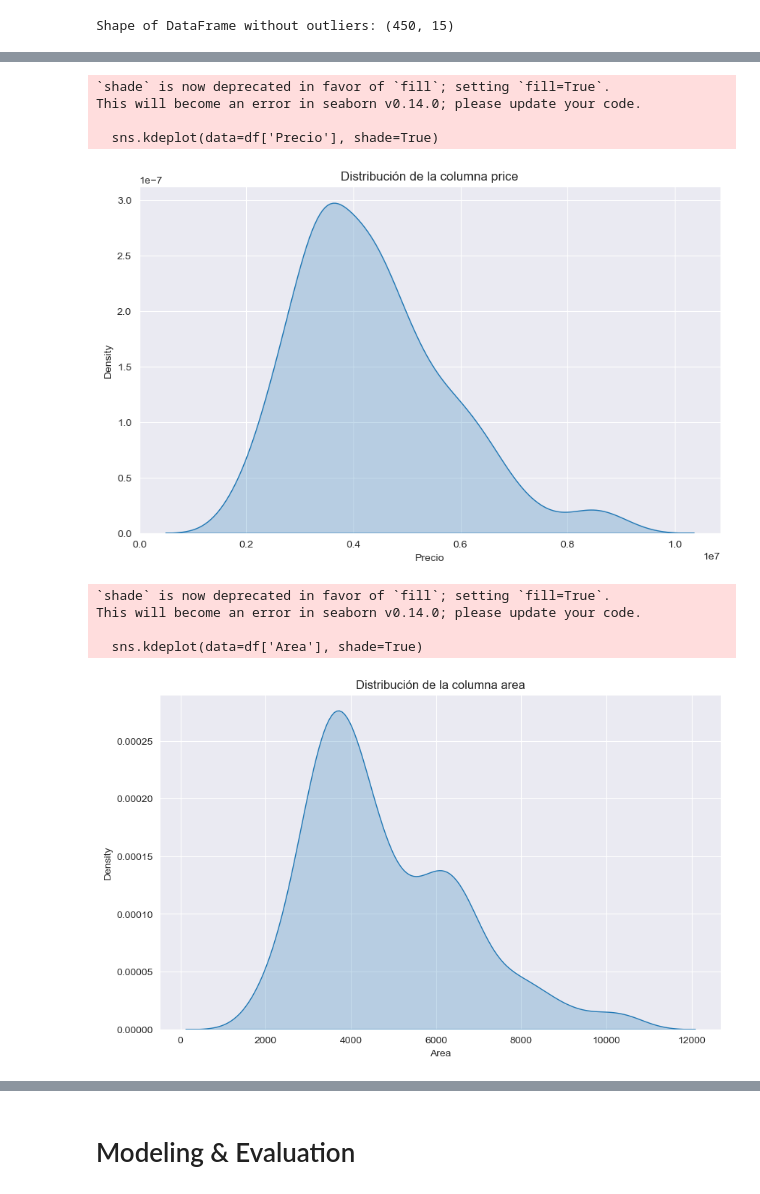
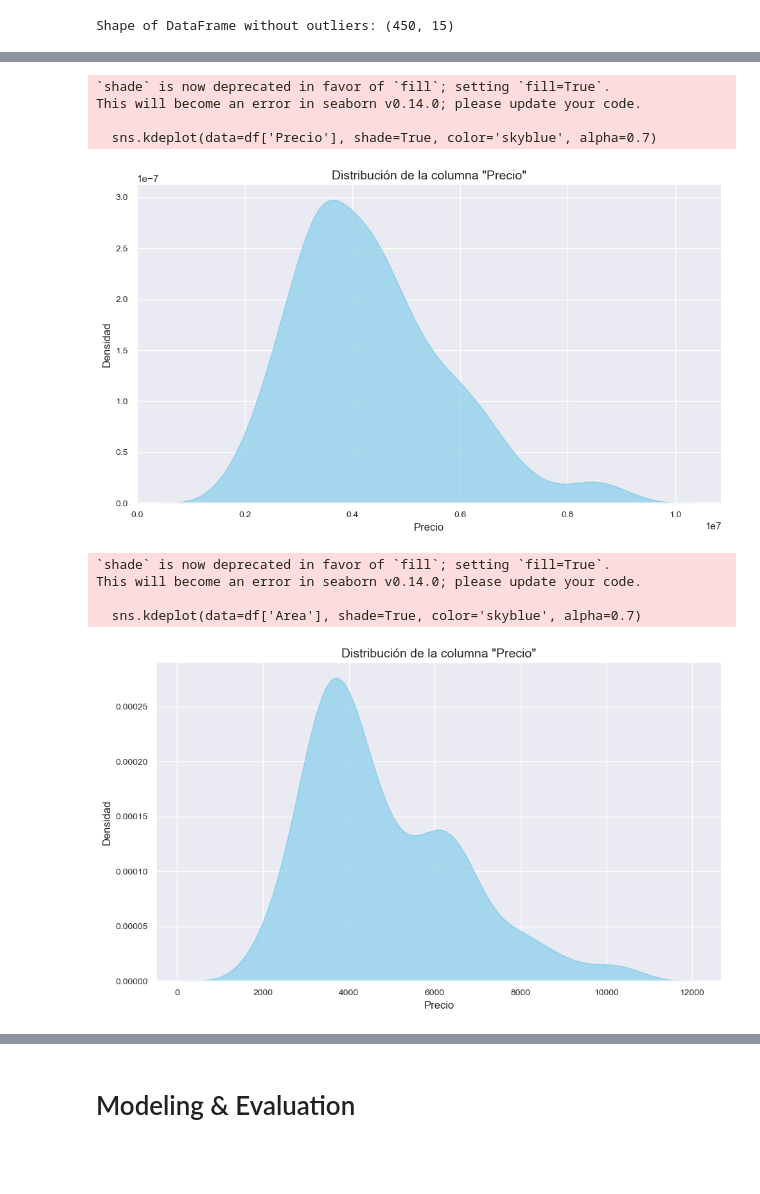
Before and after one commit to federojasc/Electric_Cars_Project, a Jupyter notebook: Housing_Price_Prediction/Housing_Price_Prediction.ipynb, the cells around one changed output, grey strips where cells are left out. Cells and saved outputs as stored; diff of their text form; code cells hidden in the pictures; blank space fills up the shorter version.

```diff
--- a/Housing_Price_Prediction/Housing_Price_Prediction.ipynb
+++ b/Housing_Price_Prediction/Housing_Price_Prediction.ipynb
@@ -210,23 +210,36 @@ sns.boxplot(x=df['Area'])
 # %%
-#Visualizar la distribución de las columnas con kde
+sns.set(style="darkgrid")
+
+# Visualizar la distribución de las columnas con kde
 plt.figure(figsize=(10, 6))
-sns.kdeplot(data=df['Precio'], shade=True)
-plt.title('Distribución de la columna price')
+sns.kdeplot(data=df['Precio'], shade=True, color='skyblue', alpha=0.7)
+plt.title('Distribución de la columna "Precio"', fontsize=14)
+plt.xlabel('Precio', fontsize=12)
+plt.ylabel('Densidad', fontsize=12)
+plt.tick_params(axis='both', which='major', labelsize=10)
+plt.tight_layout()
 plt.show()
 # %% [output]
 `shade` is now deprecated in favor of `fill`; setting `fill=True`.
 This will become an error in seaborn v0.14.0; please update your code.
 
-  sns.kdeplot(data=df['Precio'], shade=True)
+  sns.kdeplot(data=df['Precio'], shade=True, color='skyblue', alpha=0.7)
-[figure, old version]
+[figure, new version]
 # %%
+sns.set(style="darkgrid")
+
+# Visualizar la distribución de las columnas con kde
 plt.figure(figsize=(10, 6))
-sns.kdeplot(data=df['Area'], shade=True)
-plt.title('Distribución de la columna area')
+sns.kdeplot(data=df['Area'], shade=True, color='skyblue', alpha=0.7)
+plt.title('Distribución de la columna "Precio"', fontsize=14)
+plt.xlabel('Precio', fontsize=12)
+plt.ylabel('Densidad', fontsize=12)
+plt.tick_params(axis='both', which='major', labelsize=10)
+plt.tight_layout()
 plt.show()
 # %% [output]
 `shade` is now deprecated in favor of `fill`; setting `fill=True`.
 This will become an error in seaborn v0.14.0; please update your code.
 
-  sns.kdeplot(data=df['Area'], shade=True)
+  sns.kdeplot(data=df['Area'], shade=True, color='skyblue', alpha=0.7)
-[figure, old version]
+[figure, new version]
```
Also changed, not shown: parts of 10 cells of this notebook.
